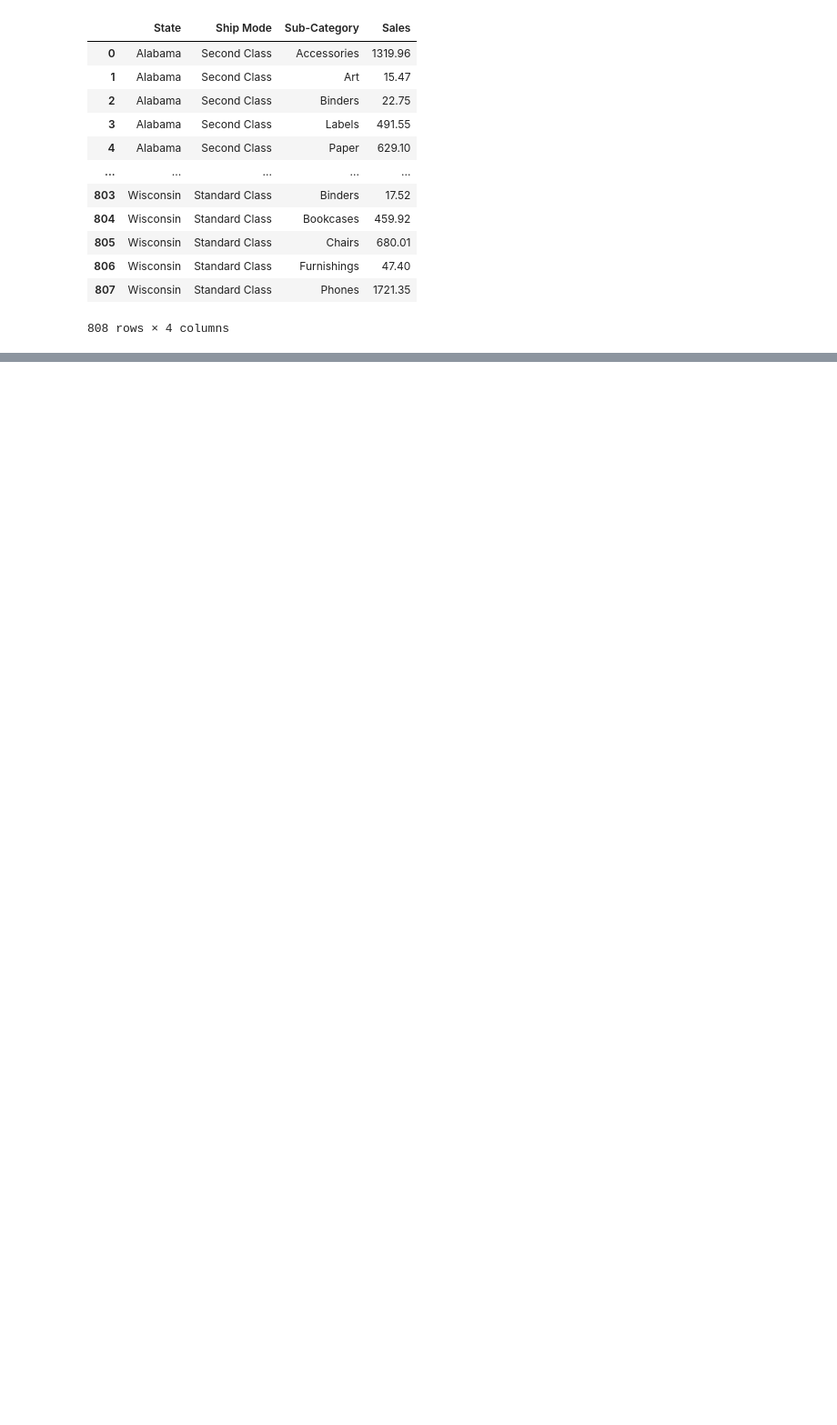
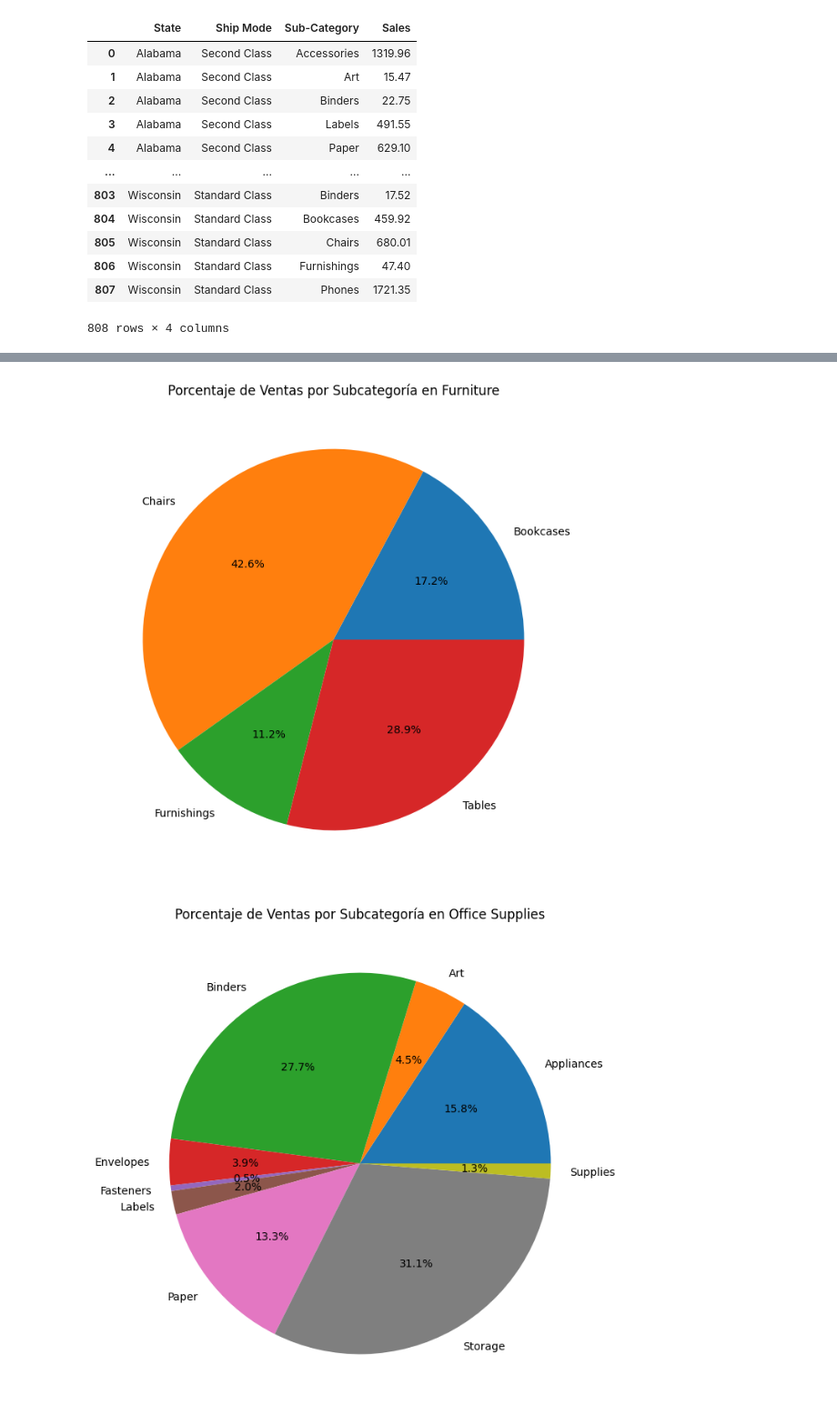
Before and after one commit to Horaciomb/Estadistica-Aplicada-Analisis-Datos, a Jupyter notebook: trabajo_final/trabajo_final.ipynb, the cells around one changed output, grey strips where cells are left out. Shown: that part at 91% size. Drawn from its saved outputs; the diff is of its cells as text; code cells hidden in the pictures; blank space fills up the shorter version.

```diff
--- a/trabajo_final/trabajo_final.ipynb
+++ b/trabajo_final/trabajo_final.ipynb
@@ -64,0 +47,15 @@ df_cat_Office_Supplies.groupby(['Sub-Category'])['Sales'].sum().reset_index()
+# %%
+df_agrupado_categoria = df.groupby(['Category', 'Sub-Category'])['Sales'].sum().reset_index()
+
+categorias = df_agrupado_categoria['Category'].unique()
+
+for categoria in categorias:
+    df_filtrado = df_agrupado_categoria[df_agrupado_categoria['Category'] == categoria]
+
+    plt.figure(figsize=(8,8))
+    plt.pie(df_filtrado['Sales'], labels=df_filtrado['Sub-Category'], autopct='%1.1f%%')
+    plt.title(f'Porcentaje de Ventas por Subcategoría en {categoria}')
+    plt.show()
+# %% [output]
+[figure, added]
+[figure, added]
```
Also changed, not shown: parts of 19 cells of this notebook.
